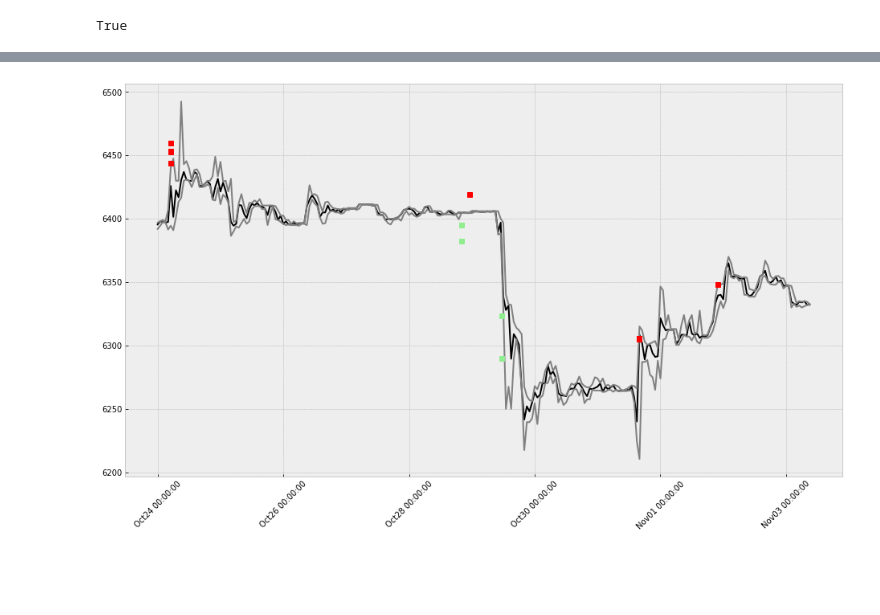
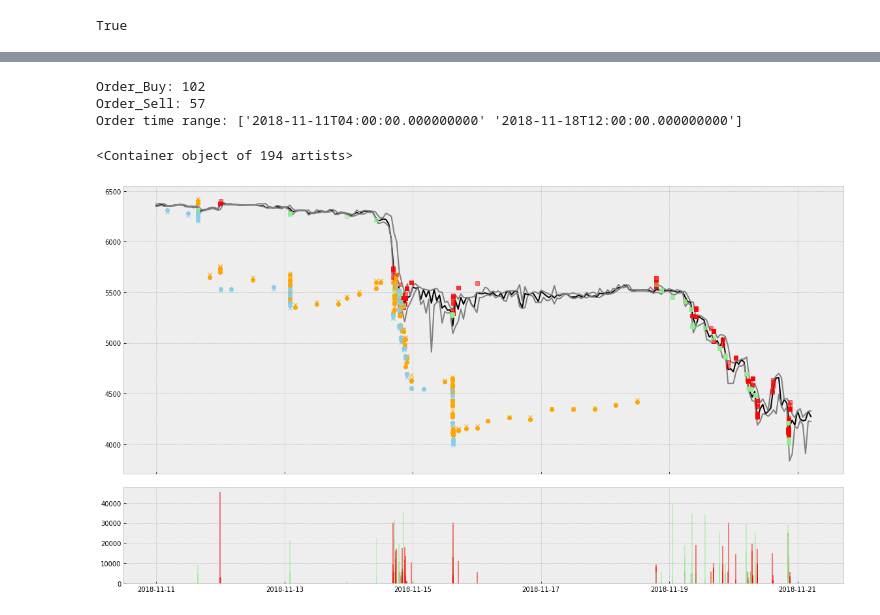
Before and after one commit to JiaRu2016/qsed, a Jupyter notebook: qsed/trading-report/trading-report-template.ipynb, the cells around one changed output, grey strips where cells are left out. Saved outputs shown, nothing was run; the diff lists cells and outputs as text; code cells hidden in the pictures; blank space fills up the shorter version.

Commit message:
[ADD] bitmex REST query_history_order && trading report analysis

```diff
--- a/qsed/trading-report/trading-report-template.ipynb
+++ b/qsed/trading-report/trading-report-template.ipynb
@@ -51,0 +58,7 @@ True
+# %%
+# order
+
+order_result = rest.query_history_order(symbol, startTime, endTime)
+df_order = pd.DataFrame(order_result)
+df_order['DATETIME'] = pd.to_datetime(df_exec['transactTime'])
+df_order   # side, price, DATETIME
@@ -91,21 +125,48 @@ Sell: 4
 New: 0
 Canceled: 0
+# %%
+df_Order_Buy = df_order.query('side == "Buy"')
+df_Order_Sell = df_order.query('side == "Sell"')
+
+print('Order_Buy: %s' % len(df_Order_Buy))
+print('Order_Sell: %s' % len(df_Order_Sell))
+print('Order time range: %s' % (df_order.DATETIME.values[[0, -1]]))
+# %% [output]
+Order_Buy: 102
+Order_Sell: 57
+Order time range: ['2018-11-11T04:00:00.000000000' '2018-11-18T12:00:00.000000000']
 # %%
-fig,ax = plt.subplots(figsize=(16,9))
+fig,axs = plt.subplots(2, 1, sharex=True, figsize=(16, 9), gridspec_kw = {'height_ratios':[3, 1]})
+fig.tight_layout()
 
+ax = axs[0]
+
+# marketprice
 ax.plot(df_market.DATETIME, df_market.close, color='k')
 ax.plot(df_market.DATETIME, df_market.high, color='grey')
 ax.plot(df_market.DATETIME, df_market.low, color='grey')
 
-ax.plot(df_Exec_Trade_Buy.DATETIME, df_Exec_Trade_Buy['lastPx'], 's', color='red')
-ax.plot(df_Exec_Trade_Sell.DATETIME, df_Exec_Trade_Sell['lastPx'], 's', color='lightgreen')
-ax.plot(df_Exec_New.DATETIME, df_Exec_New['price'], 'o', color='blue')
-ax.plot(df_Exec_Canceled.DATETIME, df_Exec_Canceled['price'], '*', color='skyblue')
+# execution
+ax.plot(df_Exec_Trade_Buy.DATETIME, df_Exec_Trade_Buy['lastPx'], 's', color='red', alpha=0.5)
+ax.plot(df_Exec_Trade_Sell.DATETIME, df_Exec_Trade_Sell['lastPx'], 's', color='lightgreen', alpha=0.5)
+#ax.plot(df_Exec_New.DATETIME, df_Exec_New['price'], 'o', color='blue')
+#ax.plot(df_Exec_Canceled.DATETIME, df_Exec_Canceled['price'], '*', color='blue')
+
+# order
+ax.plot(df_Order_Buy.DATETIME, df_Order_Buy['avgPx'], 'o', color='orange')
+ax.plot(df_Order_Sell.DATETIME, df_Order_Sell['avgPx'], 'o', color='skyblue')
+ax.plot(df_Order_Buy.DATETIME, df_Order_Buy['price'], 'x', color='orange')
+ax.plot(df_Order_Sell.DATETIME, df_Order_Sell['price'], 'x', color='skyblue')
 
 from matplotlib.dates import DateFormatter
 
 ax.xaxis.set_major_formatter(DateFormatter('%b%d %H:%M:%S'))
 #_=plt.xticks(rotation=45)
 #_=ax.set_title('%s, %s, %s ~ %s, %s' % (acc.account, symbol, startTime, endTime, bar_type))
+
+ax2 = axs[1]
+ax2.bar(df_Exec_Trade_Buy.DATETIME, df_Exec_Trade_Buy['lastQty'], width=0.02, color='red', alpha=0.5)
+ax2.bar(df_Exec_Trade_Sell.DATETIME, df_Exec_Trade_Sell['lastQty'], width=0.02, color='lightgreen', alpha=0.5)
 # %% [output]
+<Container object of 194 artists>
-[figure, old version]
+[figure, new version]
```
Also changed, not shown: parts of 12 cells of this notebook, 1 other file.
